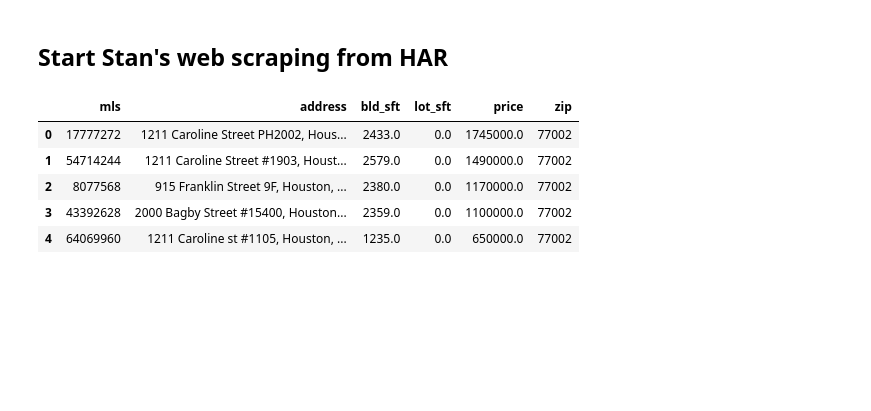
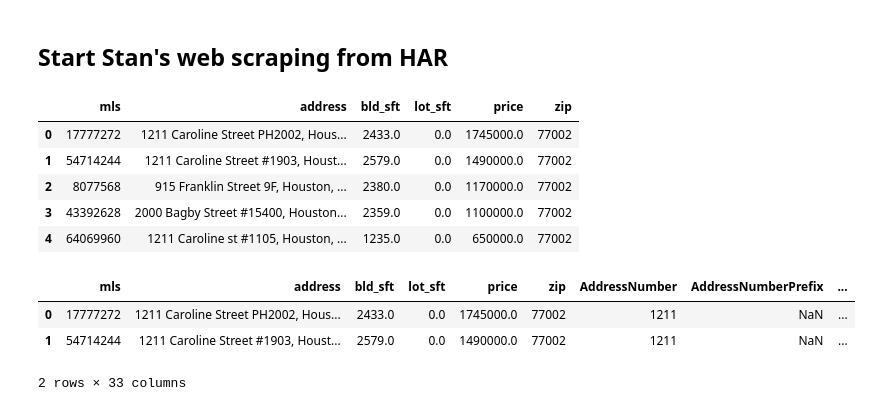
Before and after one commit to sgkuzmin/Houston_real_estate, a Jupyter notebook: houston_real_estate.ipynb, the cells around one changed output. Drawn from its saved outputs; the diff is of its cells as text; code cells hidden in the pictures; blank space fills up the shorter version.

```diff
--- a/houston_real_estate.ipynb
+++ b/houston_real_estate.ipynb
@@ -212,4 +212,11 @@ har_df.head()
 | 3 | 43392628 | 2000 Bagby Street #15400, Houston... | 2359.0 | 0.0 | 1100000.0 | 77002 |
 | 4 | 64069960 | 1211 Caroline st #1105, Houston, ... | 1235.0 | 0.0 | 650000.0 | 77002 |
 # %%
+# Parse address into multiple columns to enable query with hcad data
 address_df = pandas_usaddress.tag(har_df, ['address'])
+address_df.head(2)
+# %% [output]
+|  | mls | address | bld_sft | lot_sft | price | zip | AddressNumber | AddressNumberPrefix | ... |
+| 0 | 17777272 | 1211 Caroline Street PH2002, Hous... | 2433.0 | 0.0 | 1745000.0 | 77002 | 1211 | NaN | ... |
+| 1 | 54714244 | 1211 Caroline Street #1903, Houst... | 2579.0 | 0.0 | 1490000.0 | 77002 | 1211 | NaN | ... |
+2 rows × 33 columns
```
Also changed, not shown: parts of 9 cells of this notebook, 1 other file.
